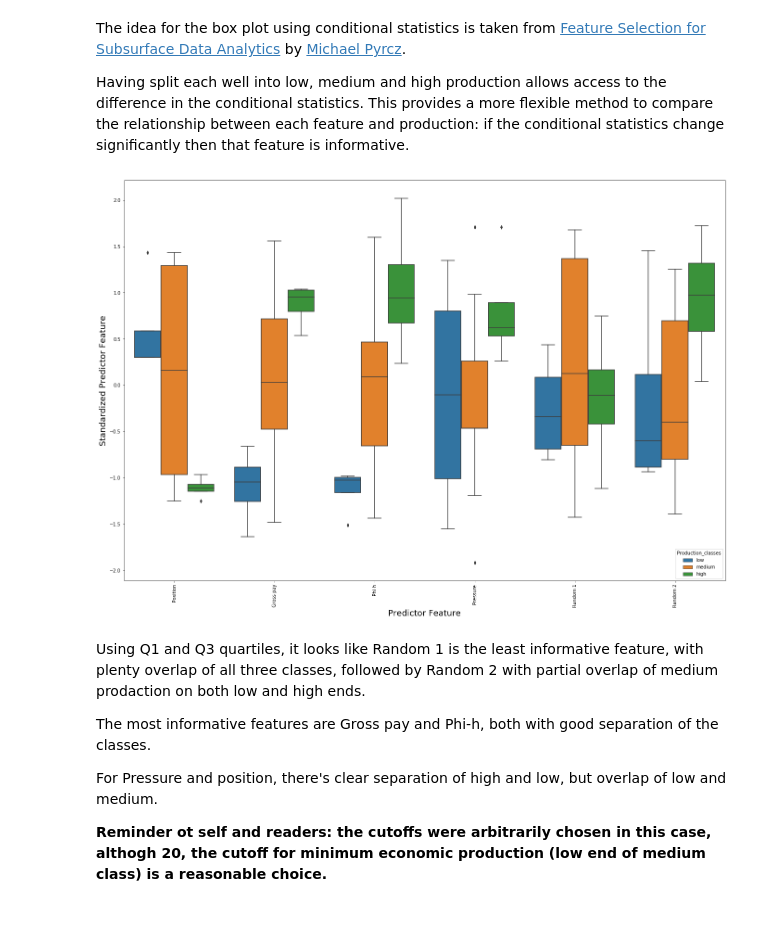
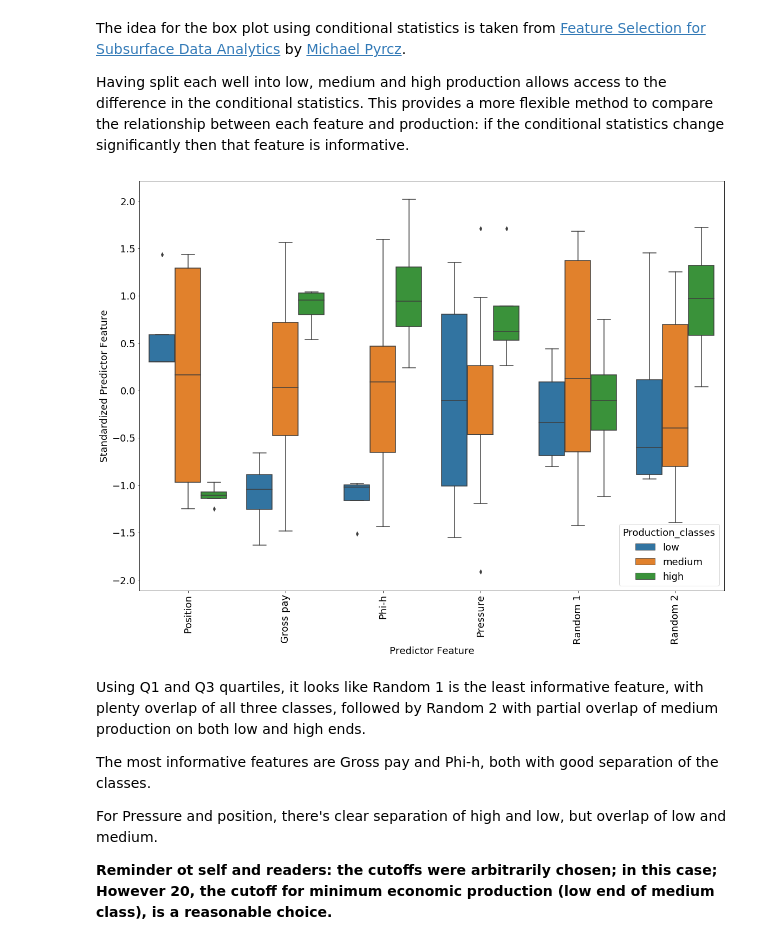
Before and after one commit to mycarta/Data-science-tools-petroleum-exploration-and-production, a Jupyter notebook: Python/notebooks/variable_selection_08_conditional_statistics.ipynb, the cells around one changed output. Drawn from its saved outputs; the diff is of its cells as text; code cells hidden in the pictures; blank space fills up the shorter version.

```diff
--- a/Python/notebooks/variable_selection_08_conditional_statistics.ipynb
+++ b/Python/notebooks/variable_selection_08_conditional_statistics.ipynb
@@ -14,6 +14,9 @@ from sklearn.metrics import r2_score, make_scorer
 import eli5
 from eli5.sklearn import PermutationImportance
 from sklearn.linear_model import LinearRegression
+# %%
+font = {'size'   : 18}
+plt.rc('font', **font)
 # %% [markdown]
 ### Data loading
 # %%
@@ -42,7 +45,6 @@ data['Production_classes'] = np.select(conditions, choices, default=np.nan)
 # %% [markdown]
 To answer that question let's first take a look again at the scatter matrix, when all bivariate scatterplots are colored by production classes.
 # %%
-plt.rcParams["axes.labelsize"] = 18
 g = sns.PairGrid(data, diag_sharey=False, hue='Production_classes')
 g.map_upper(plt.scatter,  linewidths=1, edgecolor="w", s=90, alpha = 0.5)
 g = g.add_legend()
@@ -82,19 +83,19 @@ x_stand = (x - x.mean()) / (x.std())      # standardization by feature
 x = pd.concat([data['Production_classes'],x_stand.iloc[:,0:6]],axis=1) # add the production categorical feature to the DataFrame
 x = pd.melt(x,id_vars="Production_classes",var_name="Predictor Feature",value_name='Standardized Predictor Feature')
 # %%
-plt.figure(figsize = (12, 8))
+plt.figure(figsize = (10, 7))
 sns.boxplot(x='Predictor Feature', y='Standardized Predictor Feature', hue='Production_classes', data=x)
 plt.xticks(rotation=90)
 plt.subplots_adjust(left=0.0, bottom=0.0, right=1.5, top=1.5, wspace=0.2, hspace=0.2)
 plt.legend(title='Production_classes',loc='lower right')
 plt.show()
 # %% [output]
-[figure, old version]
+[figure, new version]
 # %% [markdown]
-Using Q1 and Q3 quartiles, it looks like Random 1 is the least informative feature, with plenty overlap of all three classes, followed by Random 2 with partial overlap of medium prodaction on both low and high ends.
+Using Q1 and Q3 quartiles, it looks like Random 1 is the least informative feature, with plenty overlap of all three classes, followed by Random 2 with partial overlap of medium production on both low and high ends.
 
 The most informative features are Gross pay and Phi-h, both with good separation of the classes.
 
 For Pressure and position, there's clear separation of high and low, but overlap of low and medium.
 
-__Reminder ot self and readers: the cutoffs were arbitrarily chosen in this case, althogh 20, the cutoff for minimum economic production (low end of medium class) is a reasonable choice.__
+__Reminder ot self and readers: the cutoffs were arbitrarily chosen; in this case; However 20, the cutoff for minimum economic production (low end of medium class), is a reasonable choice.__
```
Also changed, not shown: parts of 3 cells of this notebook.
